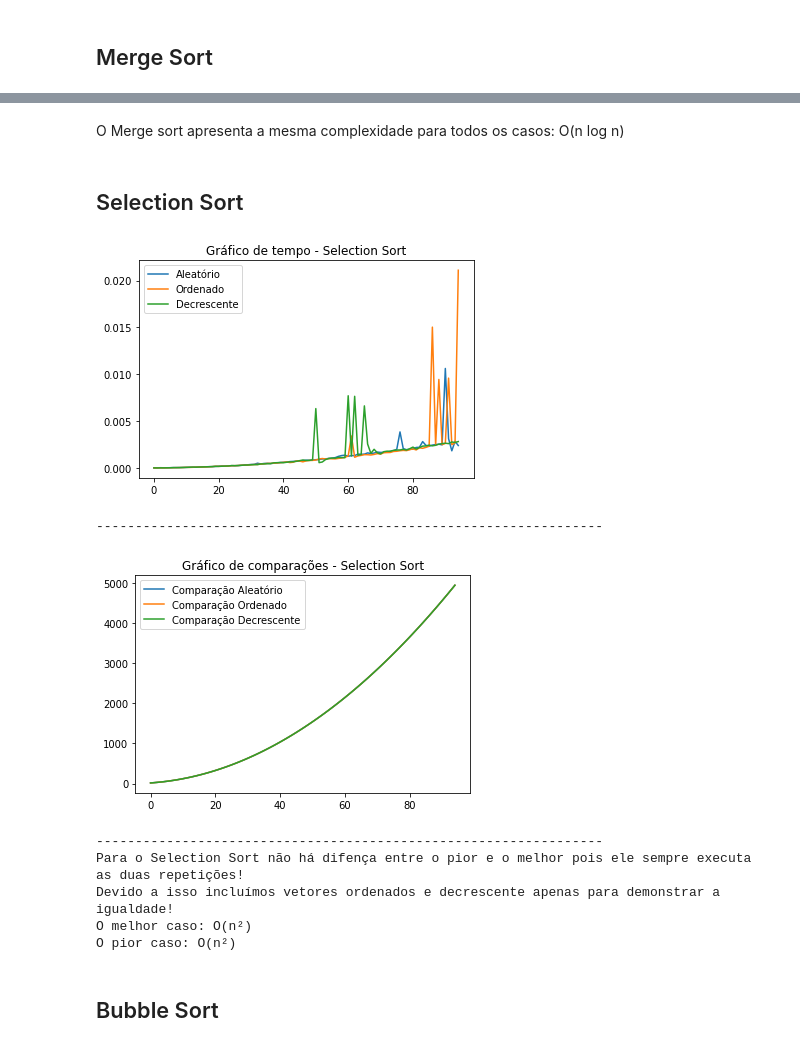
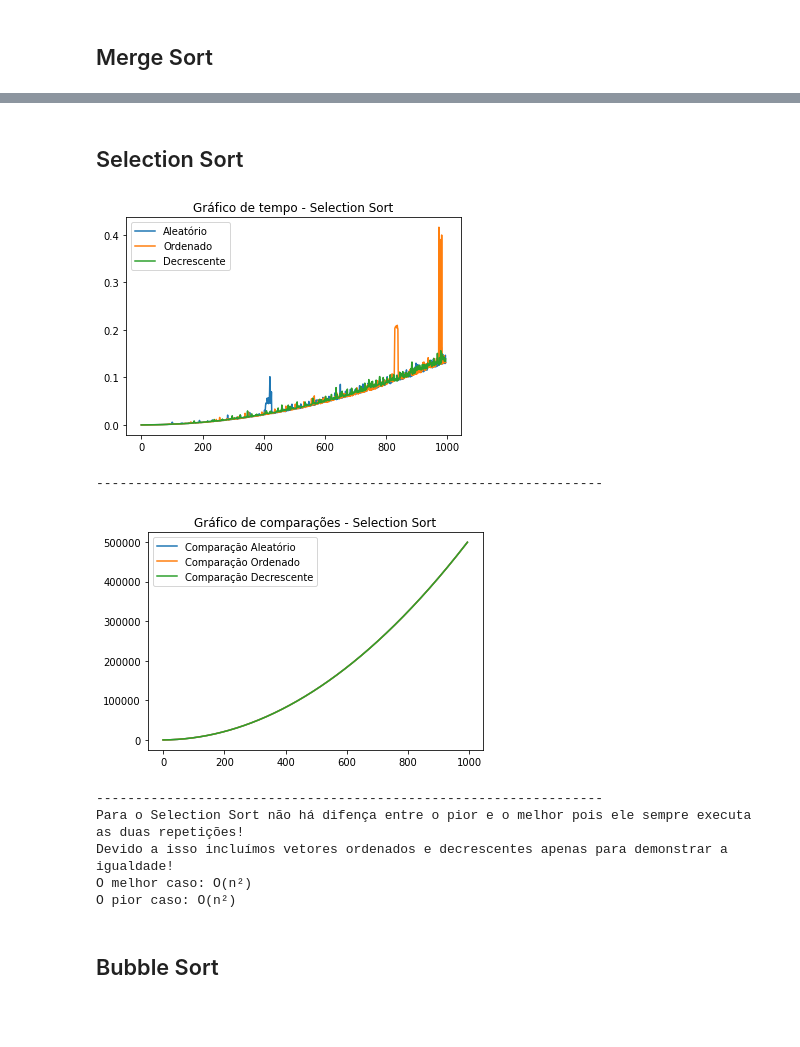
Before and after one commit to Arthss/Exerc-cio-de-CPA, a Jupyter notebook: Exercício_de_CPA.ipynb, the cells around one changed output, grey strips where cells are left out. Drawn from its saved outputs; the diff is of its cells as text; code cells hidden in the pictures; blank space fills up the shorter version.

```diff
--- a/Exercício_de_CPA.ipynb
+++ b/Exercício_de_CPA.ipynb
@@ -38,7 +41,7 @@ global_1=0
 # Gerar array aleatório
 # %%
 def geraArrayAleatorio(quantidade):
-  array = np.random.randint(0, 500, (quantidade))
+  array = np.random.randint(0, 1000, (quantidade))
   return array
 # %%
 def tempo(algoritmo, arranjo):
@@ -213,7 +216,5 @@ plt.show()
 -----------------------------------------------------------------
 [figure]
-# %% [markdown]
-O Merge sort apresenta a mesma complexidade para todos os casos: O(n log n)
 # %% [markdown]
 ##  Selection Sort
 # %%
@@ -236,7 +237,7 @@ def selectionSort(numeros):
 
 tempoAleatorio = []
 comparacoesAleatorio = []
-for a in range(5,100):
+for a in range(5,1000):
   aleatorio = geraArrayAleatorio(a)
   aux = tempo(selectionSort, aleatorio)
   tempoAleatorio.append(aux[0])
@@ -244,46 +245,46 @@ for a in range(5,100):
 
 tempoOrdenado = []
 comparacoesOrdenado = []
-for a in range(5,100):
+for a in range(5,1000):
   ordenado = np.arange(a)
   aux = tempo(selectionSort, ordenado)
   tempoOrdenado.append(aux[0])
   comparacoesOrdenado.append(aux[1])
 
 
 tempoDecrescente = []
 comparacoesDecrescente = []
-for a in range(5,100):
+for a in range(5,1000):
   decrescente = np.arange(a, 0, -1)
   aux = tempo(selectionSort, decrescente)
   tempoDecrescente.append(aux[0])
   comparacoesDecrescente.append(aux[1])
 
 plt.plot(tempoAleatorio, label = 'Aleatório')
 plt.plot(tempoOrdenado, label = 'Ordenado')
 plt.plot(tempoDecrescente, label = 'Decrescente')
 plt.title('Gráfico de tempo - Selection Sort')
 plt.legend()
 plt.show()
 print("-----------------------------------------------------------------")
 plt.plot(comparacoesAleatorio, label = 'Comparação Aleatório')
 plt.plot(comparacoesOrdenado, label = 'Comparação Ordenado')
 plt.plot(comparacoesDecrescente, label = 'Comparação Decrescente')
 plt.title('Gráfico de comparações - Selection Sort')
 plt.legend()
 plt.show()
 print("-----------------------------------------------------------------")
 print("Para o Selection Sort não há difença entre o pior e o melhor pois ele sempre executa as duas repetições!")
-print("Devido a isso incluímos vetores ordenados e decrescente apenas para demonstrar a igualdade!")
+print("Devido a isso incluímos vetores ordenados e decrescentes apenas para demonstrar a igualdade!")
 print("O melhor caso: O(n²)")
 print("O pior caso: O(n²)")
 # %% [output]
-[figure, old version]
+[figure, new version]
 -----------------------------------------------------------------
-[figure, old version]
+[figure, new version]
 -----------------------------------------------------------------
 Para o Selection Sort não há difença entre o pior e o melhor pois ele sempre executa as duas repetições!
-Devido a isso incluímos vetores ordenados e decrescente apenas para demonstrar a igualdade!
+Devido a isso incluímos vetores ordenados e decrescentes apenas para demonstrar a igualdade!
 O melhor caso: O(n²)
 O pior caso: O(n²)
 # %% [markdown]
```
Also changed, not shown: parts of 8 cells of this notebook.
